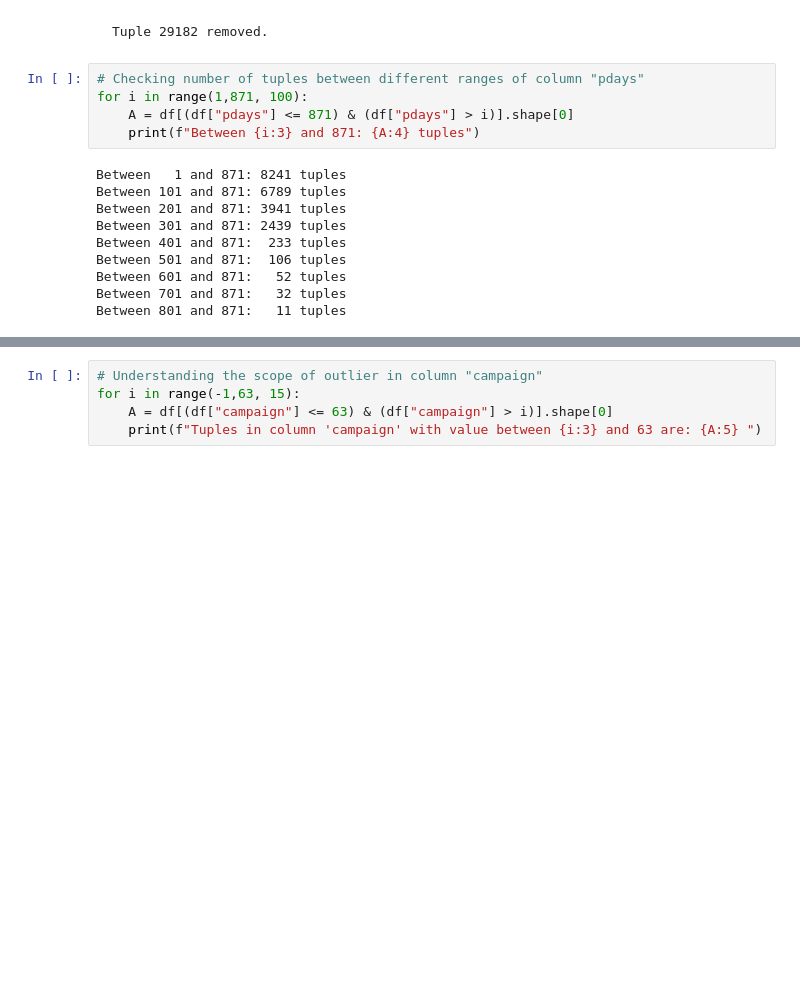
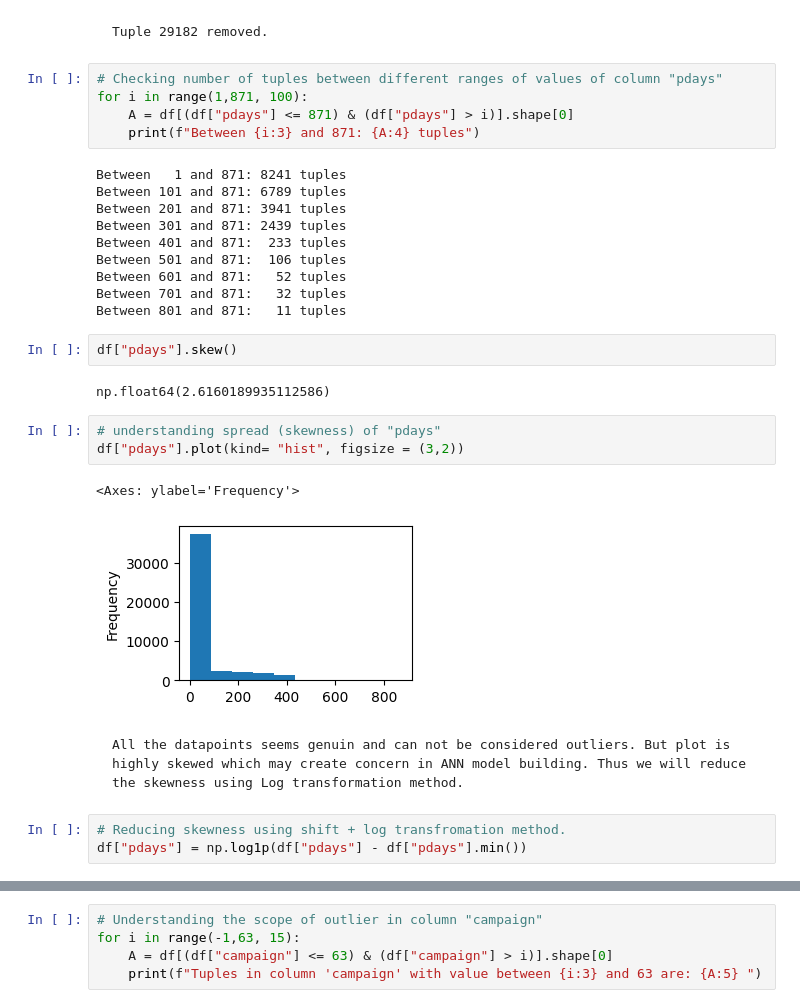
Before and after one commit to Padhanaya/apex-project2, a Jupyter notebook: apex.ipynb, the cells around one changed output, grey strips where cells are left out. Saved outputs shown, nothing was run; the diff lists cells and outputs as text; blank space fills up the shorter version.

Commit message:
Outlier removal and skewness handling

````diff
--- a/apex.ipynb
+++ b/apex.ipynb
@@ -229,7 +229,7 @@ df.drop(29182, inplace = True)
 Tuple 29182 removed.
 ```
 # %%
-# Checking number of tuples between different ranges of column "pdays"
+# Checking number of tuples between different ranges of values of column "pdays"
 for i in range(1,871, 100):
     A = df[(df["pdays"] <= 871) & (df["pdays"] > i)].shape[0]
     print(f"Between {i:3} and 871: {A:4} tuples")
@@ -243,3 +243,20 @@ Between 501 and 871:  106 tuples
 Between 601 and 871:   52 tuples
 Between 701 and 871:   32 tuples
 Between 801 and 871:   11 tuples
+# %%
+df["pdays"].skew()
+# %% [output]
+np.float64(2.6160189935112586)
+# %%
+# understanding spread (skewness) of "pdays"
+df["pdays"].plot(kind= "hist", figsize = (3,2))
+# %% [output]
+<Axes: ylabel='Frequency'>
+[figure, added]
+# %% [markdown]
+```
+All the datapoints seems genuin and can not be considered outliers. But plot is highly skewed which may create concern in ANN model building. Thus we will reduce the skewness using Log transformation method.
+```
+# %%
+# Reducing skewness using shift + log transfromation method.
+df["pdays"] = np.log1p(df["pdays"] - df["pdays"].min())
````
Also changed, not shown: parts of 25 cells of this notebook.
